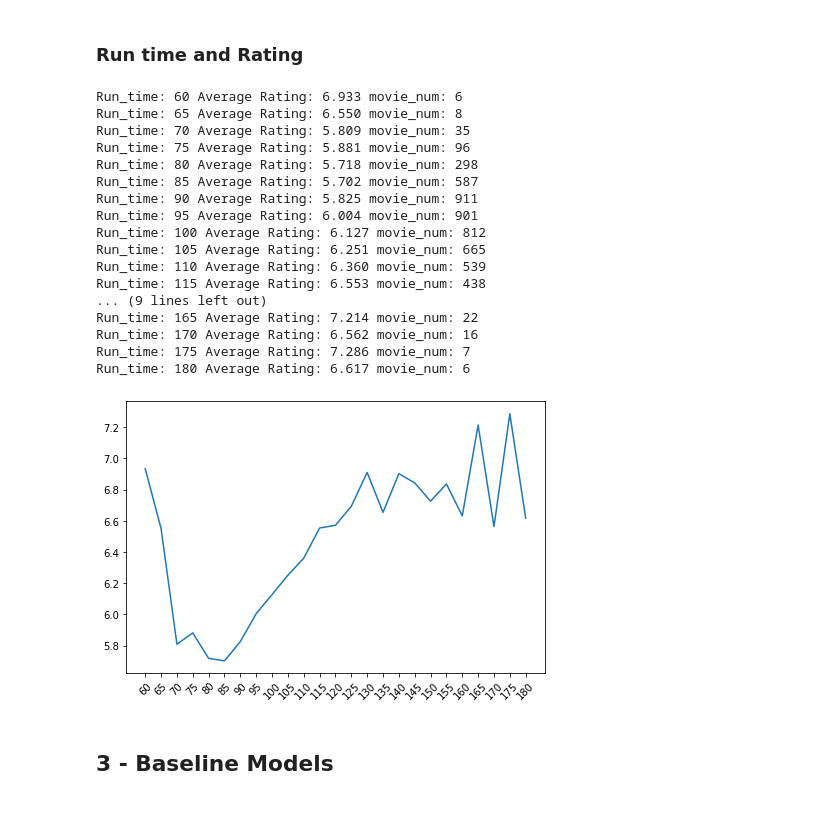
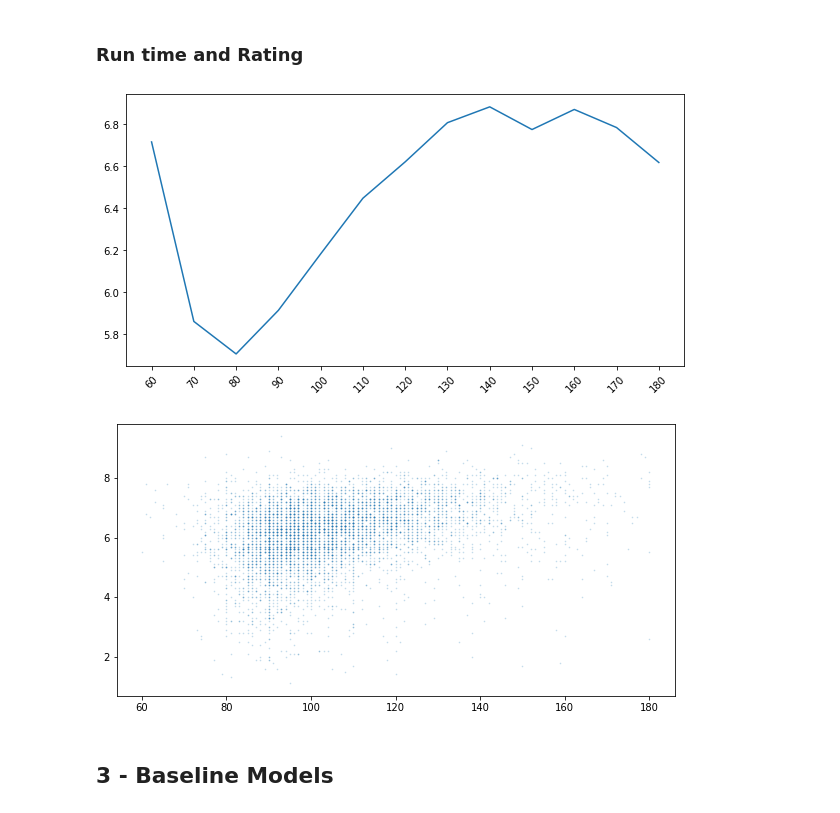
Before and after one commit to pupboss/CE7454-Project-Fall2019, a Jupyter notebook: notebook/notebook.ipynb, the cells around one changed output. Drawn from its saved outputs; the diff is of its cells as text; code cells hidden in the pictures.

```diff
--- a/notebook/notebook.ipynb
+++ b/notebook/notebook.ipynb
@@ -52,6 +54,7 @@ In this section, we investigate the impact of different variables on movie ratin
 # %%
 imdb = pd.read_csv('../data/imdb.tsv', sep='\t')
 imdb['Ratio'] = imdb['Box_Office'] / (imdb['Budget'] + 1)
+imdb['Ratio_Bool'] = imdb['Ratio'] >= 1
 imdb = imdb.drop(imdb[(imdb['Ratio']>10) | (imdb['Budget'] < 10000) | (imdb['Ratio']<0.05)].index)
-imdb.describe()
+imdb
 # %% [output]
@@ -141,36 +191,24 @@ plt.show()
 ### Run time and Rating
 # %%
 run_time_rating=[]
-for run_time in range(60,181,5):
-    rating = imdb[(imdb['Run_Time'] >= run_time) & (imdb['Run_Time'] < run_time+5)]['Average_Rating'].sum()
-    movie_num = ((imdb['Run_Time'] >= run_time) & (imdb['Run_Time'] < run_time+5)).sum()
+time_interval = 10
+for run_time in range(60,181,time_interval):
+    rating = imdb[(imdb['Run_Time'] >= run_time) & (imdb['Run_Time'] < run_time + time_interval)]['Average_Rating'].sum()
+    movie_num = ((imdb['Run_Time'] >= run_time) & (imdb['Run_Time'] < run_time + time_interval)).sum()
     rating /= movie_num
     run_time_rating.append(rating)
-    print("Run_time: %d Average Rating: %.3f movie_num: %d" % (run_time, rating, movie_num))
 
-plt.figure(figsize=(7.5,5))
-plt.plot(range(60,181,5), run_time_rating)
-plt.xticks(list(range(60,181,5)), rotation=45)
+plt.figure(figsize=(10,5))
+plt.plot(range(60,181,time_interval), run_time_rating)
+plt.xticks(list(range(60,181,time_interval)), rotation=45)
 plt.show()
+
+plt.figure(figsize=(10,5))
+plt.scatter(imdb['Run_Time'].to_numpy(), imdb['Average_Rating'].to_numpy(), s=0.5,alpha=0.2)
+plt.show()
 # %% [output]
-Run_time: 60 Average Rating: 6.933 movie_num: 6
-Run_time: 65 Average Rating: 6.550 movie_num: 8
-Run_time: 70 Average Rating: 5.809 movie_num: 35
-Run_time: 75 Average Rating: 5.881 movie_num: 96
-Run_time: 80 Average Rating: 5.718 movie_num: 298
-Run_time: 85 Average Rating: 5.702 movie_num: 587
-Run_time: 90 Average Rating: 5.825 movie_num: 911
-Run_time: 95 Average Rating: 6.004 movie_num: 901
-Run_time: 100 Average Rating: 6.127 movie_num: 812
-Run_time: 105 Average Rating: 6.251 movie_num: 665
-Run_time: 110 Average Rating: 6.360 movie_num: 539
-Run_time: 115 Average Rating: 6.553 movie_num: 438
-... (9 lines left out)
-Run_time: 165 Average Rating: 7.214 movie_num: 22
-Run_time: 170 Average Rating: 6.562 movie_num: 16
-Run_time: 175 Average Rating: 7.286 movie_num: 7
-Run_time: 180 Average Rating: 6.617 movie_num: 6
-[figure, old version]
+[figure, new version]
+[figure, added]
 # %% [markdown]
 ## 3 - Baseline Models
 # %% [markdown]
```
Also changed, not shown: parts of 6 cells of this notebook.
